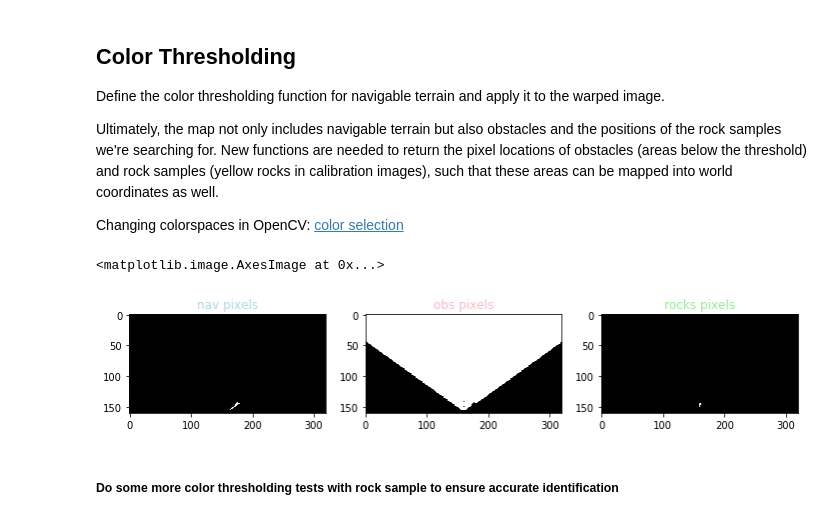
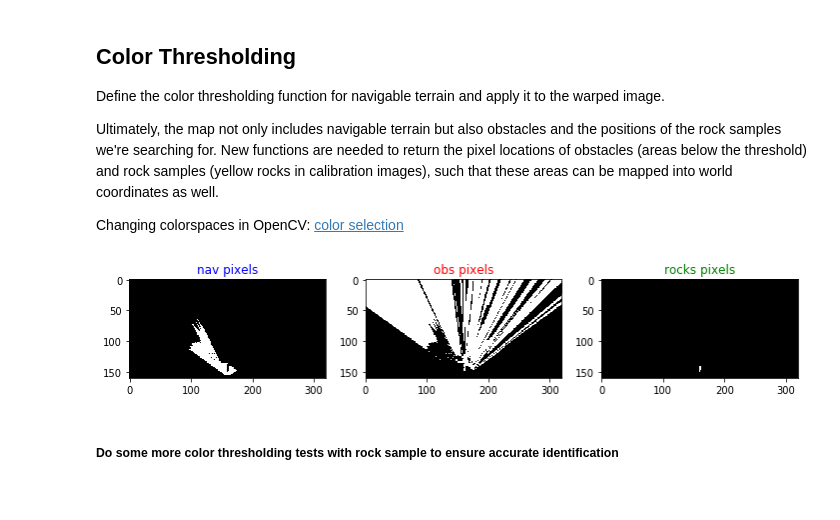
Before and after one commit to Salman-H/mars-search-robot, a Jupyter notebook: code/Rover_Project_Test_Notebook.ipynb, the cells around one changed output. Drawn from its saved outputs; the diff is of its cells as text; code cells hidden in the pictures.

```diff
--- a/code/Rover_Project_Test_Notebook.ipynb
+++ b/code/Rover_Project_Test_Notebook.ipynb
@@ -152,6 +146,6 @@ plt.imshow(warped)
 # %%
-warped_rock = perspect_transform(rock_img, source, destination)
-warped_rock2 = perspect_transform(rock_img2, source, destination)
+warped_rock = perspect_transform(rock_img)
+warped_rock2 = perspect_transform(rock_img2)
 
 fig = plt.figure(figsize=(16,7))
 
@@ -213,39 +207,39 @@ def color_thresh(input_img, rgb_thresh=(160, 160, 160),
         (input_img[:, :, 0] > 0) &
         (input_img[:, :, 1] > 0) &
         (input_img[:, :, 2] > 0)
     )
     # obstacle pixels are those non-zero pixels where rgb_thresh was not met
     obs_pix = np.logical_and(pix_nonzero, np.logical_not(pix_above_thresh))
 
     # Index the array of zeros with the boolean array and set to 1
     # those pixels where ROI threshold was met
     nav_img[pix_above_thresh] = 1
     obs_img[obs_pix] = 1
 
     # Threshold the HSV image to get only colors for gold rock samples
     rock_img = cv2.inRange(hsv_img, low_bound, upp_bound)
 
     # Return the binary image
     return nav_img, obs_img, rock_img
 
 
-threshed_nav, threshed_obs, threshed_rocks = color_thresh(warped_rock2)
+threshed_nav, threshed_obs, threshed_rocks = color_thresh(warped_rock)
 
 fig = plt.figure(figsize=(12,3))
 plt.subplot(131)
-plt.title('nav pixels', color='lightblue')
+plt.title('nav pixels', color='blue')
 plt.imshow(threshed_nav, cmap='gray')
 plt.subplot(132)
-plt.title('obs pixels', color='lightpink')
+plt.title('obs pixels', color='red')
 plt.imshow(threshed_obs, cmap='gray')
 plt.subplot(133)
-plt.title('rocks pixels', color='lightgreen')
+plt.title('rocks pixels', color='green')
 plt.imshow(threshed_rocks, cmap='gray')
+#plt.savefig('color_thresh_output.png')
 
 #scipy.misc.imsave('../output/warped_threshed.jpg', threshed*255)
 # %% [output]
-<matplotlib.image.AxesImage at 0x...>
-[figure, old version]
+[figure, new version]
 # %% [markdown]
 ##### Do some more color thresholding tests with rock sample to ensure accurate identification
 # %%
```
Also changed, not shown: parts of 10 cells of this notebook.
